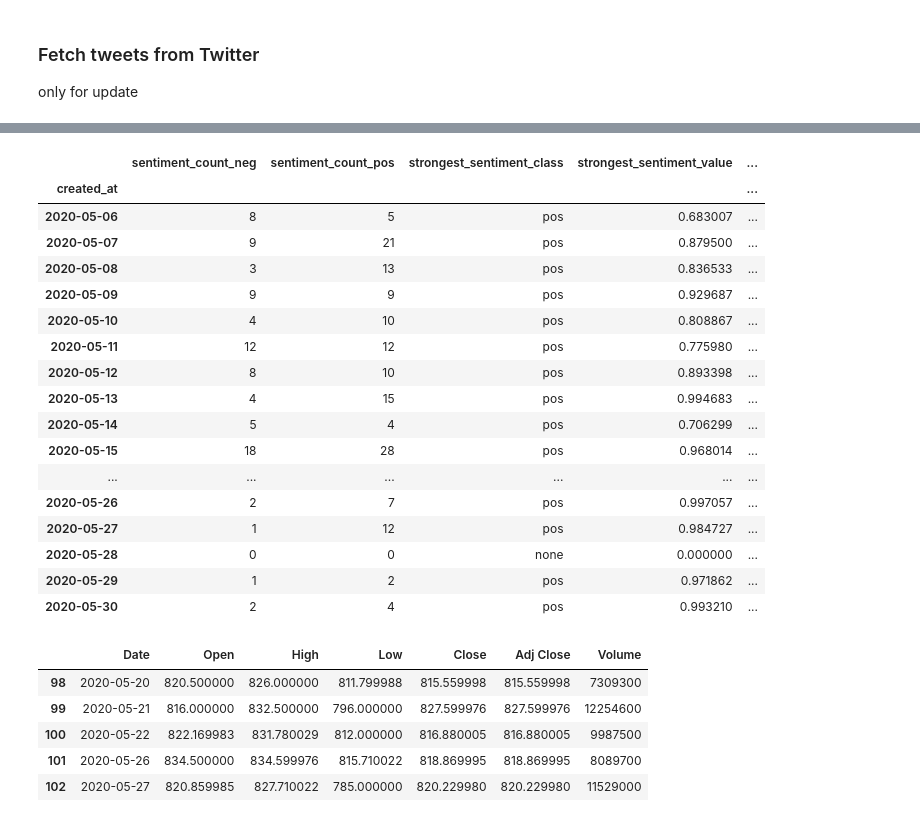
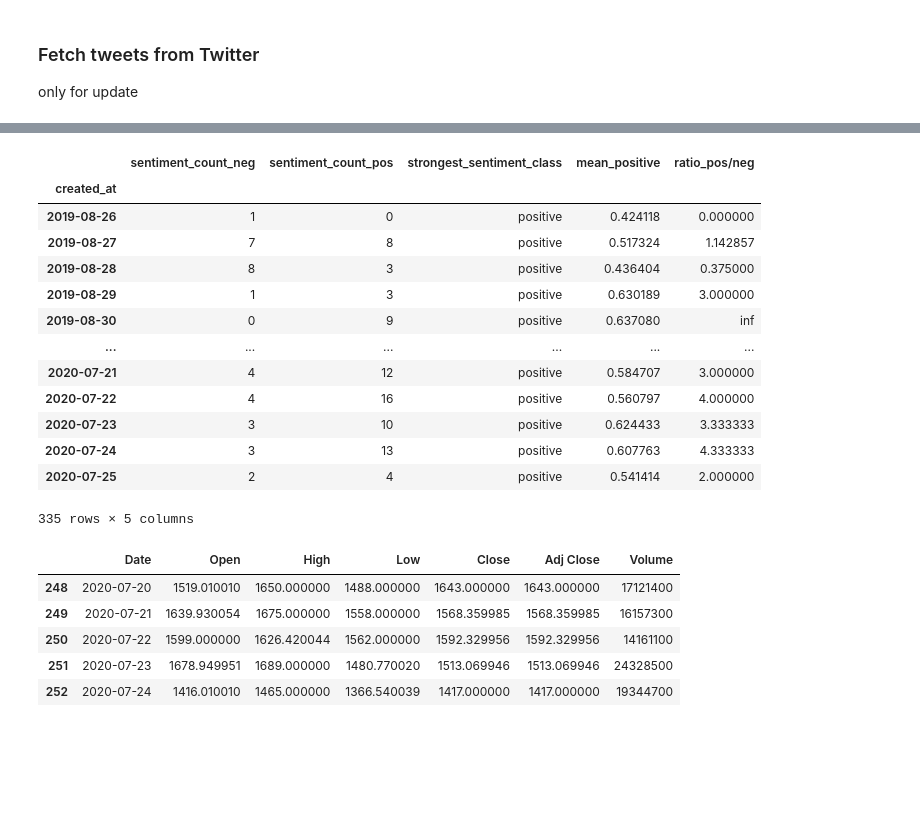
Before and after one commit to tbilaszewski/master-thesis, a Jupyter notebook: main.ipynb, the cells around one changed output, grey strips where cells are left out. Saved outputs shown, nothing was run; the diff lists cells and outputs as text; code cells hidden in the pictures; blank space fills up the shorter version.

```diff
--- a/main.ipynb
+++ b/main.ipynb
@@ -32,0 +57,7 @@ tweets
+# %%
+pd.set_option('display.max_colwidth', -1)
+plt.style.use('seaborn-white')
+plt.figure(figsize=(12,5))
+plt.xticks(fontsize=13, rotation=90)
+fd = nltk.FreqDist(all_words)
+fd.plot(25,cumulative=False)
@@ -42,3 +75,0 @@ AttributeError: 'NaiveBayesClassifier' object has no attribute 'analyze'
-# %%
-tweets['sentiment'] = tweets['text_cleaned'].map(lambda text: analyze(text, analyzer=cl))
-tweets
@@ -47,5 +75,0 @@ ValueError: analyzer must be an instance of BaseSentimentAnalyzer
-# %%
-tweets['sentiment_percentage'] = tweets['sentiment'].apply(lambda x: x[1])
-tweets['sentiment_classfication'] = tweets['sentiment'].apply(lambda x: x[0])
-tweets = pd.get_dummies(tweets, columns=['sentiment_classfication'])
-tweets
@@ -65,0 +76,6 @@ tweets
+# %%
+tweets['sentiment_classfication'] = cl.predict(tweets['tweet_processed'])
+tweets['sentiment_probability_neg'] = list(map(lambda el: el[0], cl.predict_proba(tweets['tweet_processed'])))
+tweets['sentiment_probability_pos'] = list(map(lambda el: el[1], cl.predict_proba(tweets['tweet_processed'])))
+
+tweets
@@ -88,47 +135,45 @@ tweets.dropna()
 # %%
 import math
 from functools import reduce
 
 tweets_groupper= tweets.groupby(pd.Grouper(key='created_at', freq='1D'))
 
 tweets_gropuped = pd.DataFrame()
-tweets_gropuped['sentiment_count_neg'] = tweets_groupper['sentiment_classfication_neg'].apply(lambda val: (reduce((lambda x, y: x + y),val.tolist() if len(val.tolist()) else [0])))
-tweets_gropuped['sentiment_count_pos'] = tweets_groupper['sentiment_classfication_pos'].apply(lambda val: (reduce((lambda x, y: x + y),val.tolist() if len(val.tolist()) else [0])))
-tweets_gropuped['strongest_sentiment_class'] = tweets_groupper['sentiment'].max().map(lambda sentiment: sentiment[0] if isinstance(sentiment, list) and not math.isnan(sentiment[1]) else 'none')
-tweets_gropuped['strongest_sentiment_value'] = tweets_groupper['sentiment'].max().map(lambda sentiment: sentiment[1] if isinstance(sentiment, list) and not math.isnan(sentiment[1]) else 0)
+tweets_gropuped['sentiment_count_neg'] = tweets_groupper['sentiment_classfication_negative'].sum()
+tweets_gropuped['sentiment_count_pos'] = tweets_groupper['sentiment_classfication_positive'].sum()
+tweets_gropuped['strongest_sentiment_class'] = tweets_gropuped['sentiment_count_pos'].subtract(tweets_gropuped['sentiment_count_neg']).map(lambda val: 'positive' if val >= 0 else 'nagative')
+# tweets_gropuped['strongest_sentiment_value'] = tweets_groupper['sentiment_probability'].max().map(lambda sentiment: sentiment[1] if isinstance(sentiment, list) and not math.isnan(sentiment[1]) else 0)
+tweets_gropuped['mean_positive'] = tweets_groupper['sentiment_probability_pos'].sum() / tweets_groupper['sentiment_classfication_positive'].count()
 
-tweets_gropuped['ratio_pos/neg'] = (tweets_gropuped['sentiment_count_pos'] - tweets_gropuped['sentiment_count_neg']) / (tweets_gropuped['sentiment_count_pos'] + tweets_gropuped['sentiment_count_neg'] )
+tweets_gropuped['ratio_pos/neg'] = tweets_gropuped['sentiment_count_pos'] / tweets_gropuped['sentiment_count_neg']
+# tweets_gropuped = tweets_gropuped.dropna()
 tweets_gropuped
 # %% [output]
-|  | sentiment_count_neg | sentiment_count_pos | strongest_sentiment_class | strongest_sentiment_value | ... |
-| created_at |  |  |  |  | ... |
-| 2020-05-06 | 8 | 5 | pos | 0.683007 | ... |
-| 2020-05-07 | 9 | 21 | pos | 0.879500 | ... |
-| 2020-05-08 | 3 | 13 | pos | 0.836533 | ... |
-| 2020-05-09 | 9 | 9 | pos | 0.929687 | ... |
-| 2020-05-10 | 4 | 10 | pos | 0.808867 | ... |
-| 2020-05-11 | 12 | 12 | pos | 0.775980 | ... |
-| 2020-05-12 | 8 | 10 | pos | 0.893398 | ... |
-| 2020-05-13 | 4 | 15 | pos | 0.994683 | ... |
-| 2020-05-14 | 5 | 4 | pos | 0.706299 | ... |
-| 2020-05-15 | 18 | 28 | pos | 0.968014 | ... |
+|  | sentiment_count_neg | sentiment_count_pos | strongest_sentiment_class | mean_positive | ratio_pos/neg |
+| created_at |  |  |  |  |  |
+| 2019-08-26 | 1 | 0 | positive | 0.424118 | 0.000000 |
+| 2019-08-27 | 7 | 8 | positive | 0.517324 | 1.142857 |
+| 2019-08-28 | 8 | 3 | positive | 0.436404 | 0.375000 |
+| 2019-08-29 | 1 | 3 | positive | 0.630189 | 3.000000 |
+| 2019-08-30 | 0 | 9 | positive | 0.637080 | inf |
 | ... | ... | ... | ... | ... | ... |
-| 2020-05-26 | 2 | 7 | pos | 0.997057 | ... |
-| 2020-05-27 | 1 | 12 | pos | 0.984727 | ... |
-| 2020-05-28 | 0 | 0 | none | 0.000000 | ... |
-| 2020-05-29 | 1 | 2 | pos | 0.971862 | ... |
-| 2020-05-30 | 2 | 4 | pos | 0.993210 | ... |
+| 2020-07-21 | 4 | 12 | positive | 0.584707 | 3.000000 |
+| 2020-07-22 | 4 | 16 | positive | 0.560797 | 4.000000 |
+| 2020-07-23 | 3 | 10 | positive | 0.624433 | 3.333333 |
+| 2020-07-24 | 3 | 13 | positive | 0.607763 | 4.333333 |
+| 2020-07-25 | 2 | 4 | positive | 0.541414 | 2.000000 |
+335 rows × 5 columns
 # %%
 prices = pd.read_csv('TSLA.csv')
 prices['Date'] = pd.to_datetime(prices['Date'])
 prices.tail()
 # %% [output]
 |  | Date | Open | High | Low | Close | Adj Close | Volume |
-| 98 | 2020-05-20 | 820.500000 | 826.000000 | 811.799988 | 815.559998 | 815.559998 | 7309300 |
-| 99 | 2020-05-21 | 816.000000 | 832.500000 | 796.000000 | 827.599976 | 827.599976 | 12254600 |
-| 100 | 2020-05-22 | 822.169983 | 831.780029 | 812.000000 | 816.880005 | 816.880005 | 9987500 |
-| 101 | 2020-05-26 | 834.500000 | 834.599976 | 815.710022 | 818.869995 | 818.869995 | 8089700 |
-| 102 | 2020-05-27 | 820.859985 | 827.710022 | 785.000000 | 820.229980 | 820.229980 | 11529000 |
+| 248 | 2020-07-20 | 1519.010010 | 1650.000000 | 1488.000000 | 1643.000000 | 1643.000000 | 17121400 |
+| 249 | 2020-07-21 | 1639.930054 | 1675.000000 | 1558.000000 | 1568.359985 | 1568.359985 | 16157300 |
+| 250 | 2020-07-22 | 1599.000000 | 1626.420044 | 1562.000000 | 1592.329956 | 1592.329956 | 14161100 |
+| 251 | 2020-07-23 | 1678.949951 | 1689.000000 | 1480.770020 | 1513.069946 | 1513.069946 | 24328500 |
+| 252 | 2020-07-24 | 1416.010010 | 1465.000000 | 1366.540039 | 1417.000000 | 1417.000000 | 19344700 |
 # %%
 tweets_gropuped = tweets_gropuped.reset_index()
 tweets_gropuped
```
Also changed, not shown: parts of 18 cells of this notebook, 3 other files.
